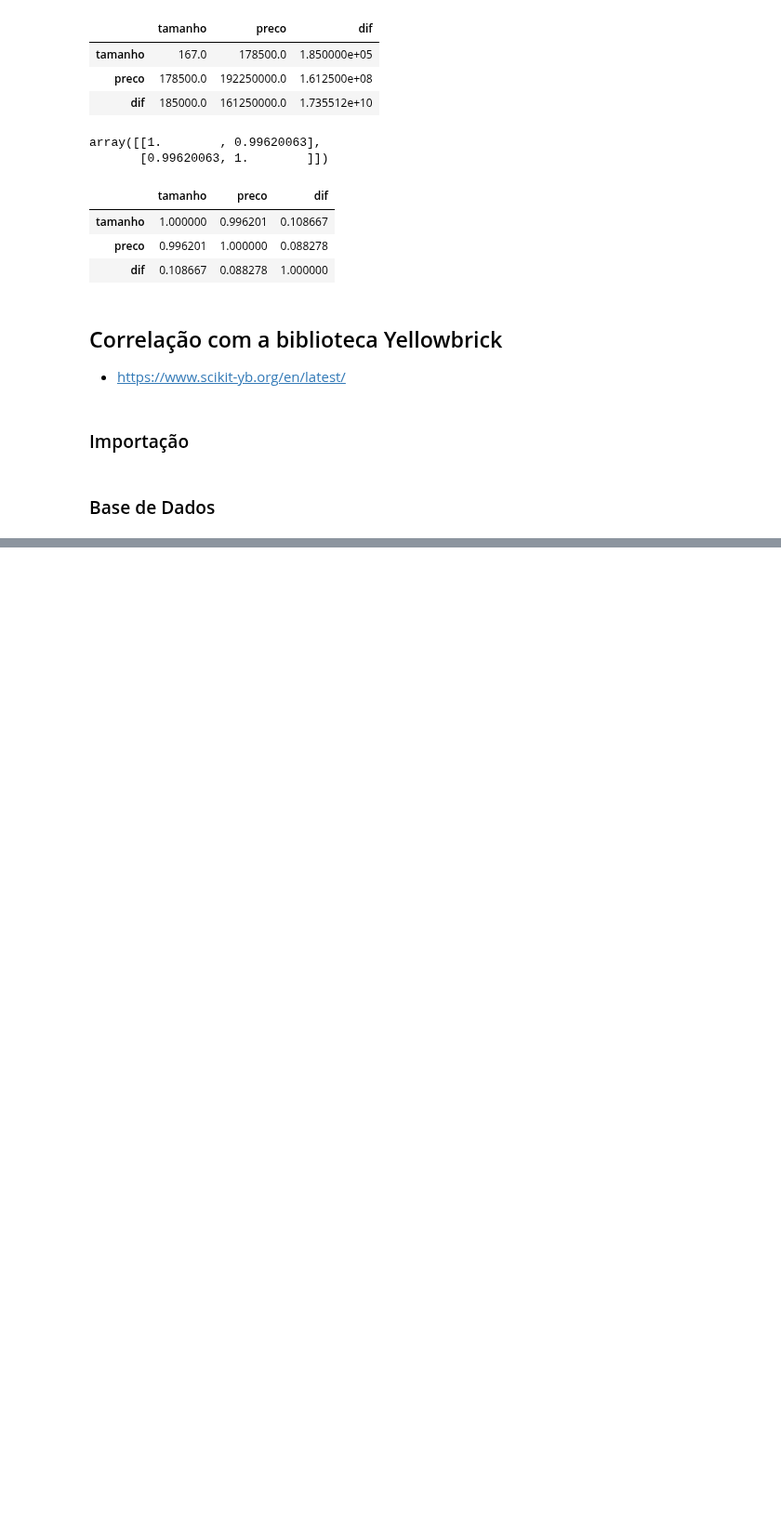
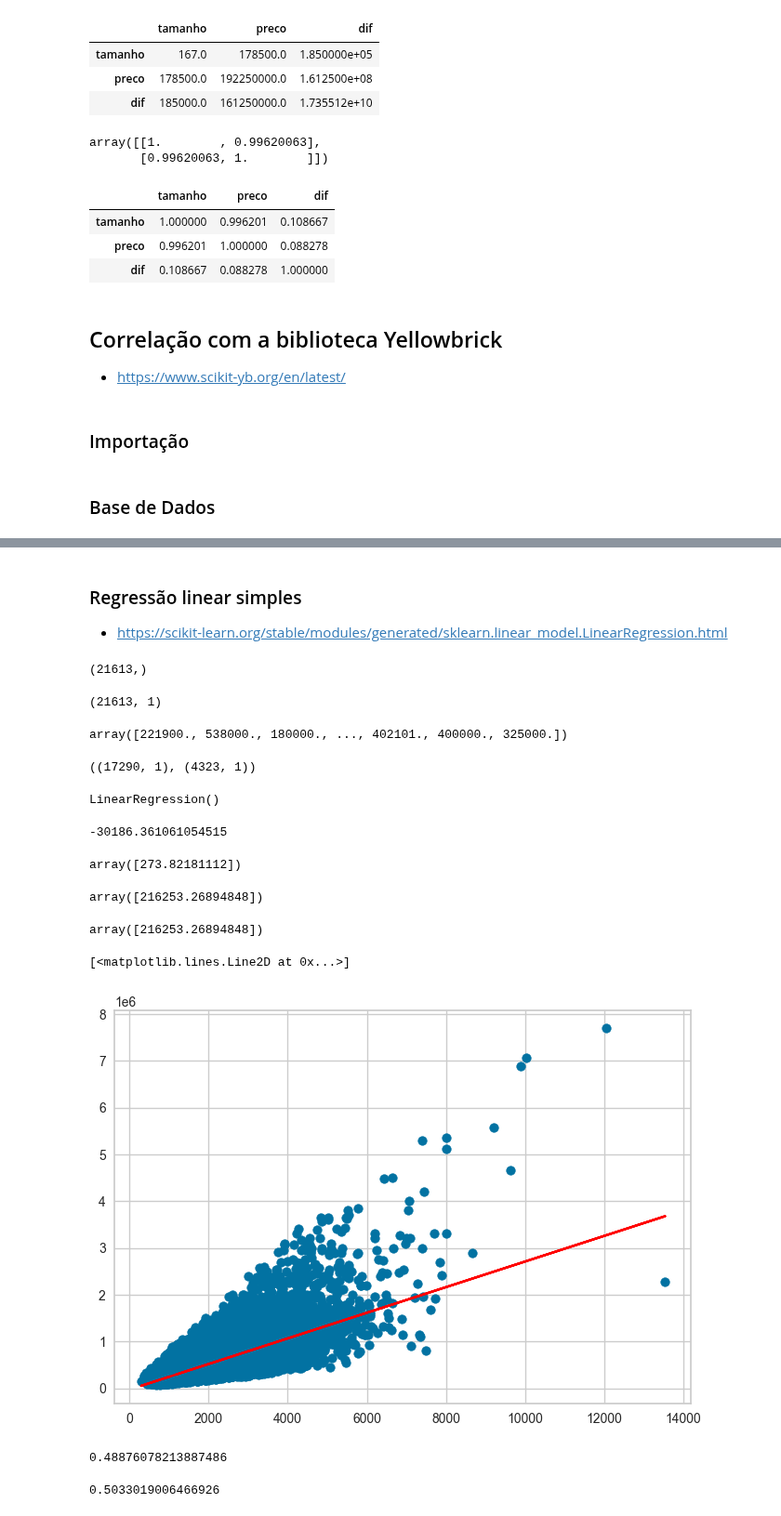
Before and after one commit to Joao-Inacio/Statistics_for-Data_Science, a Jupyter notebook: Correlacao_e_Regressao/Correlacao_e_Regrassao.ipynb, the cells around one changed output, grey strips where cells are left out. Shown at 93% size. Cells and saved outputs as stored; diff of their text form; code cells hidden in the pictures; blank space fills up the shorter version.

Commit message:
Regressão linear simples

```diff
--- a/Correlacao_e_Regressao/Correlacao_e_Regrassao.ipynb
+++ b/Correlacao_e_Regressao/Correlacao_e_Regrassao.ipynb
@@ -149,0 +158,76 @@ grafico.show();
+# %% [markdown]
+### Regressão linear simples
+
+- https://scikit-learn.org/stable/modules/generated/sklearn.linear_model.LinearRegression.html
+# %%
+# Variável independente
+X = df['sqft_living'].values
+X.shape
+# %% [output]
+(21613,)
+# %%
+# Transformando em matriz
+X = X.reshape(-1, 1)
+X.shape
+# %% [output]
+(21613, 1)
+# %%
+# Variável de previsão
+y = df['price'].values
+y
+# %% [output]
+array([221900., 538000., 180000., ..., 402101., 400000., 325000.])
+# %%
+# Separando em treino e teste
+from sklearn.model_selection import train_test_split
+X_treinamento, X_teste, y_treinamento, y_teste = train_test_split(
+    X, y, test_size = 0.2, random_state = 1
+)
+X_treinamento.shape, X_teste.shape
+# %% [output]
+((17290, 1), (4323, 1))
+# %%
+# Treinado o modelo
+from sklearn.linear_model import LinearRegression
+regressor = LinearRegression()
+regressor.fit(X_treinamento, y_treinamento)
+# %% [output]
+LinearRegression()
+# %%
+# b0
+regressor.intercept_
+# %% [output]
+-30186.361061054515
+# %%
+# b1
+regressor.coef_
+# %% [output]
+array([273.82181112])
+# %%
+# Calculo de predição manual
+regressor.intercept_ + regressor.coef_ * 900
+# %% [output]
+array([216253.26894848])
+# %%
+# Calculo de predição manual
+regressor.predict(np.array([[900]]))
+# %% [output]
+array([216253.26894848])
+# %%
+# Gráfico de Regressão
+import matplotlib.pyplot as plt
+plt.scatter(X, y)
+plt.plot(X, regressor.predict(X), color = 'red')
+# %% [output]
+[<matplotlib.lines.Line2D at 0x...>]
+[figure, added]
+# %%
+# Coeficiente R2 na base de treinamento
+regressor.score(X_treinamento, y_treinamento)
+# %% [output]
+0.48876078213887486
+# %%
+# Coeficiente R2 na base de teste
+regressor.score(X_teste, y_teste)
+# %% [output]
+0.5033019006466926
```
Also changed, not shown: parts of 4 cells of this notebook.
